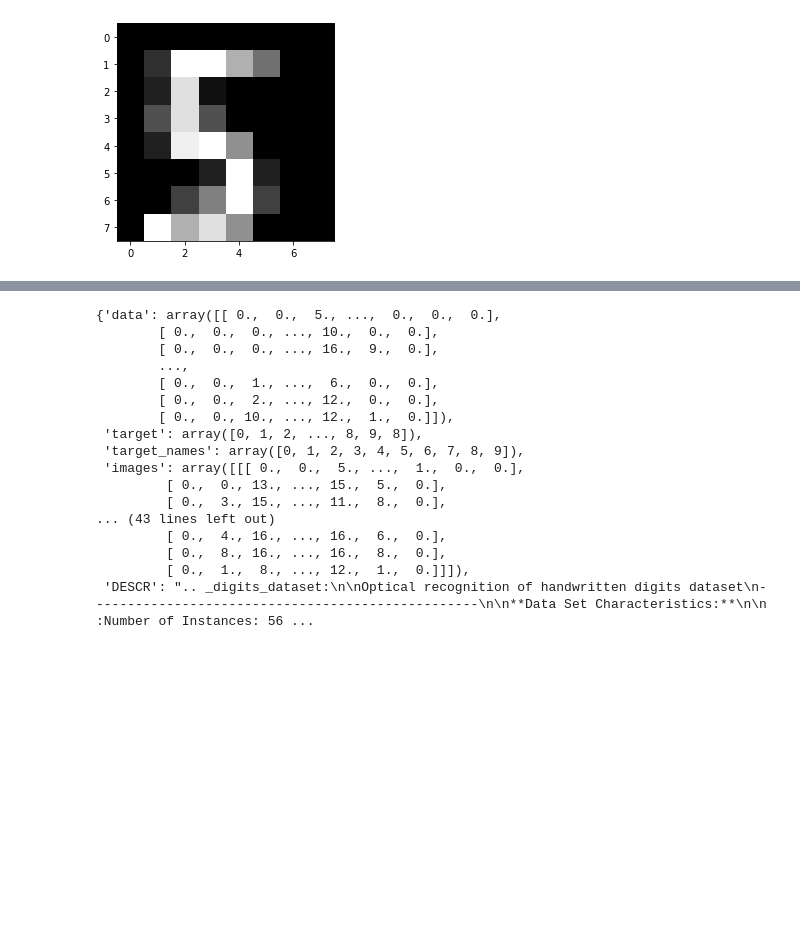
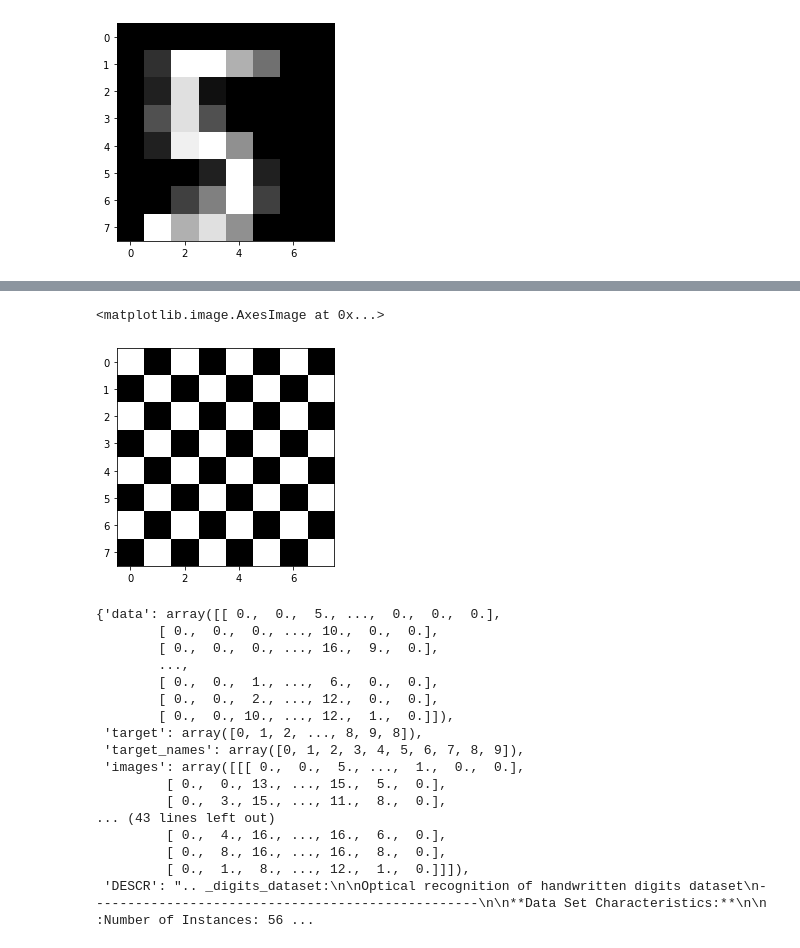
Before and after one commit to diazoniclabs/Machine-Learning-using-sklearn, a Jupyter notebook: Creating your own Images in Matplotlib and Digits.ipynb, the cells around one changed output, grey strips where cells are left out. Saved outputs shown, nothing was run; the diff lists cells and outputs as text; code cells hidden in the pictures; blank space fills up the shorter version.

```diff
--- a/Creating your own Images in Matplotlib and Digits.ipynb
+++ b/Creating your own Images in Matplotlib and Digits.ipynb
@@ -114,3 +133,15 @@ plt.imshow(five,cmap = 'gray')
+# %%
+img = np.zeros([8,8],dtype = 'int32')
+for i in range(0,9,2):
+    for j in range(0,9,2):
+        img[i:i+1,j:j+1] = 1
+for i in range(1,9,2):
+    for j in range(1,9,2):
+        img[i:i+1,j:j+1] = 1
+plt.imshow(img,cmap = 'gray')
+# %% [output]
+<matplotlib.image.AxesImage at 0x...>
+[figure, added]
 # %%
 from sklearn import datasets
 # %%
```
Also changed, not shown: parts of 2 cells of this notebook.
